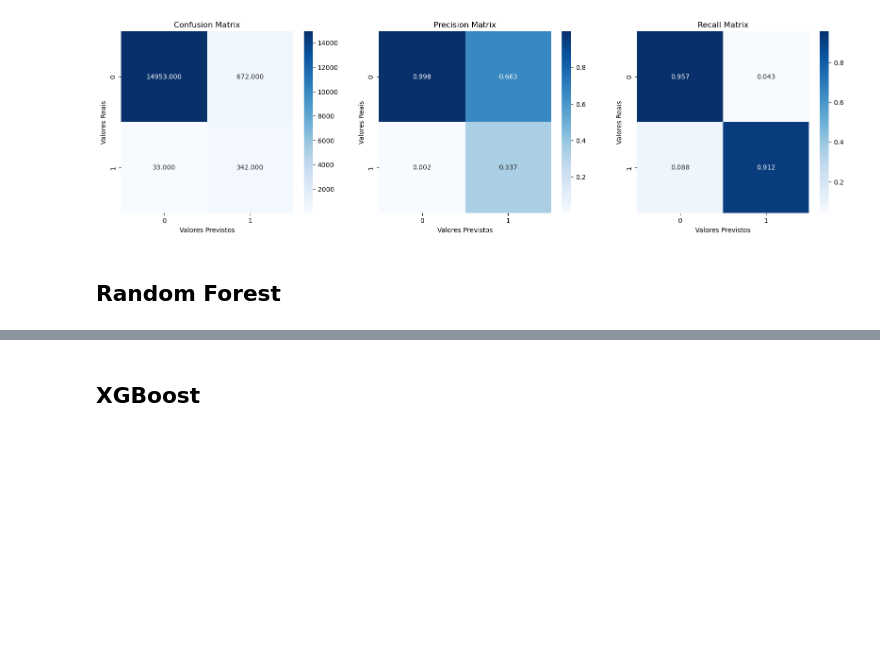
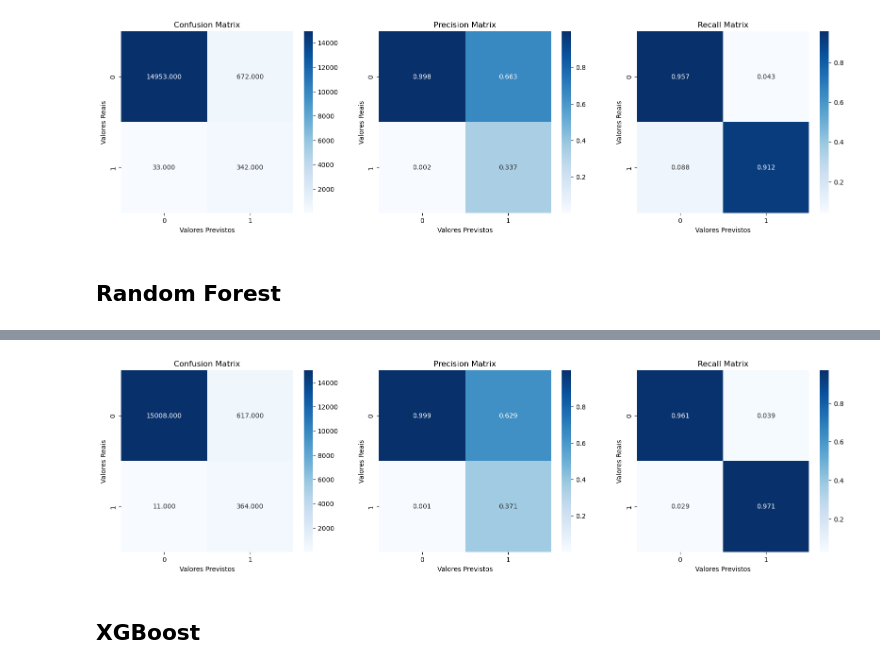
Before and after one commit to joaomj/truck_maintenance, a Jupyter notebook: data_science_notebook.ipynb, the cells around one changed output, grey strips where cells are left out. Drawn from its saved outputs; the diff is of its cells as text; code cells hidden in the pictures; blank space fills up the shorter version.

Commit message:
random forest concluído

```diff
--- a/data_science_notebook.ipynb
+++ b/data_science_notebook.ipynb
@@ -1189,3 +1189,13 @@ cm_heatmap(cm)
 [figure]
 # %% [markdown]
 ## **Random Forest**
+# %%
+max_depth = [5, 10,20, 50]
+n_estimators = [10,25,50,80,100]
+min_samples_split = [2,5,10,50]
+param = {'max_depth':max_depth,'n_estimators':n_estimators,'min_samples_split':min_samples_split}
+clf = RandomForestClassifier(class_weight = 'balanced' , random_state=42)
+tuning = RandomizedSearchCV(estimator=clf,param_distributions=param,cv=3,scoring='f1_macro',n_jobs=-1,return_train_score=True,verbose=0)
+tuning.fit(X_train,y_train)
+best = tuning.best_params_
+print(best)
@@ -1191,0 +1206,16 @@ cm_heatmap(cm)
+# %%
+best_RF_model = RandomForestClassifier(max_depth = 50, n_estimators =80 ,min_samples_split=2,n_jobs=-1,class_weight = 'balanced' , random_state=42, criterion='gini')
+calib_RF = CalibratedClassifierCV(best_RF_model, cv=3, method='sigmoid')
+calib_RF.fit(X_train,y_train)
+
+y_pred = calib_RF.predict(X_train)
+f1_scr = f1_score(y_train,y_pred, average = 'macro')
+print("Macro F1-Score médio para dados de treino: ", f1_scr.round(4))
+
+y_pred = calib_RF.predict(X_cv)
+f1_scr = f1_score(y_cv,y_pred, average = 'macro')
+print("Macro F1-Score médio para dados de CV: ", f1_scr.round(4))
+
+y_pred = calib_RF.predict(X_test)
+f1_scr = f1_score(y_test,y_pred, average = 'macro')
+print("Macro F1-Score médio para dados de teste: ", f1_scr.round(4))
@@ -1192,3 +1287,8 @@ cm_heatmap(cm)
+# %%
+# heatmap da RF
+cm_heatmap(cm)
+# %% [output]
+[figure, added]
 # %% [markdown]
 ## **XGBoost**
 # %% [markdown]
```
Also changed, not shown: parts of 6 cells of this notebook.
